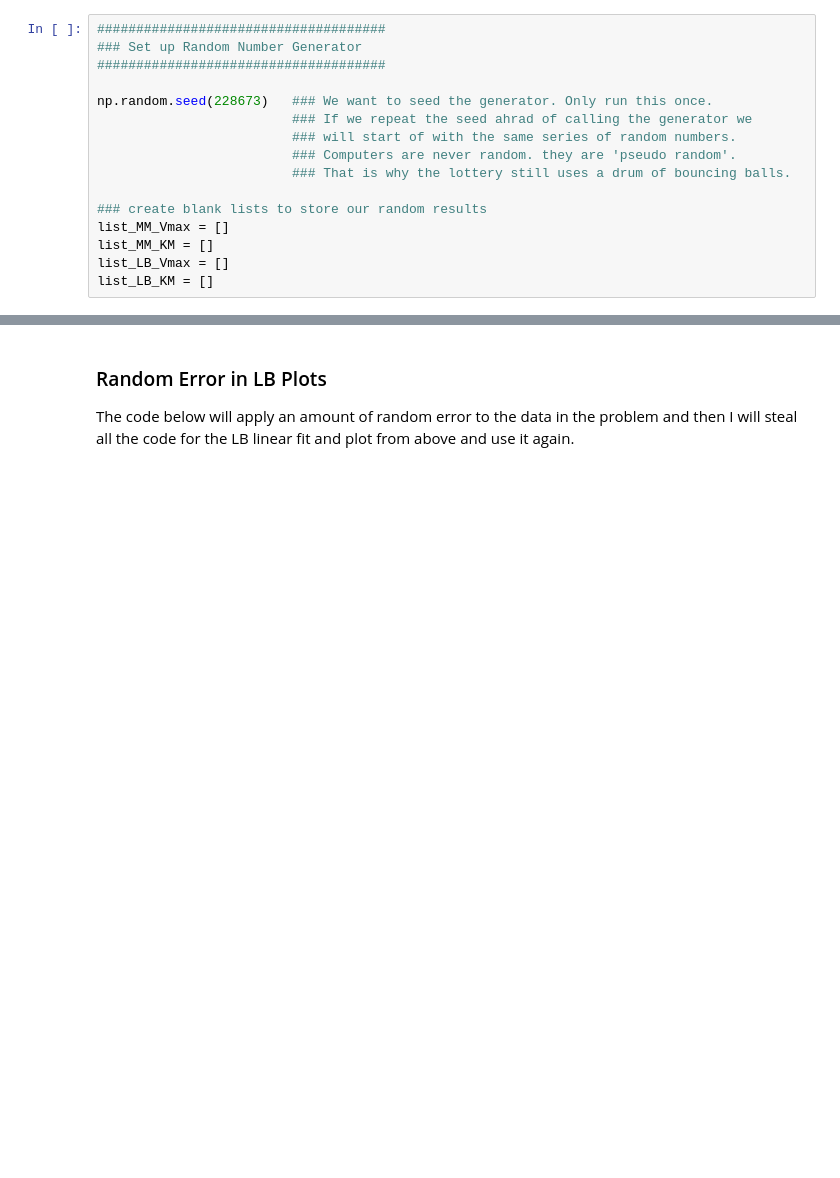
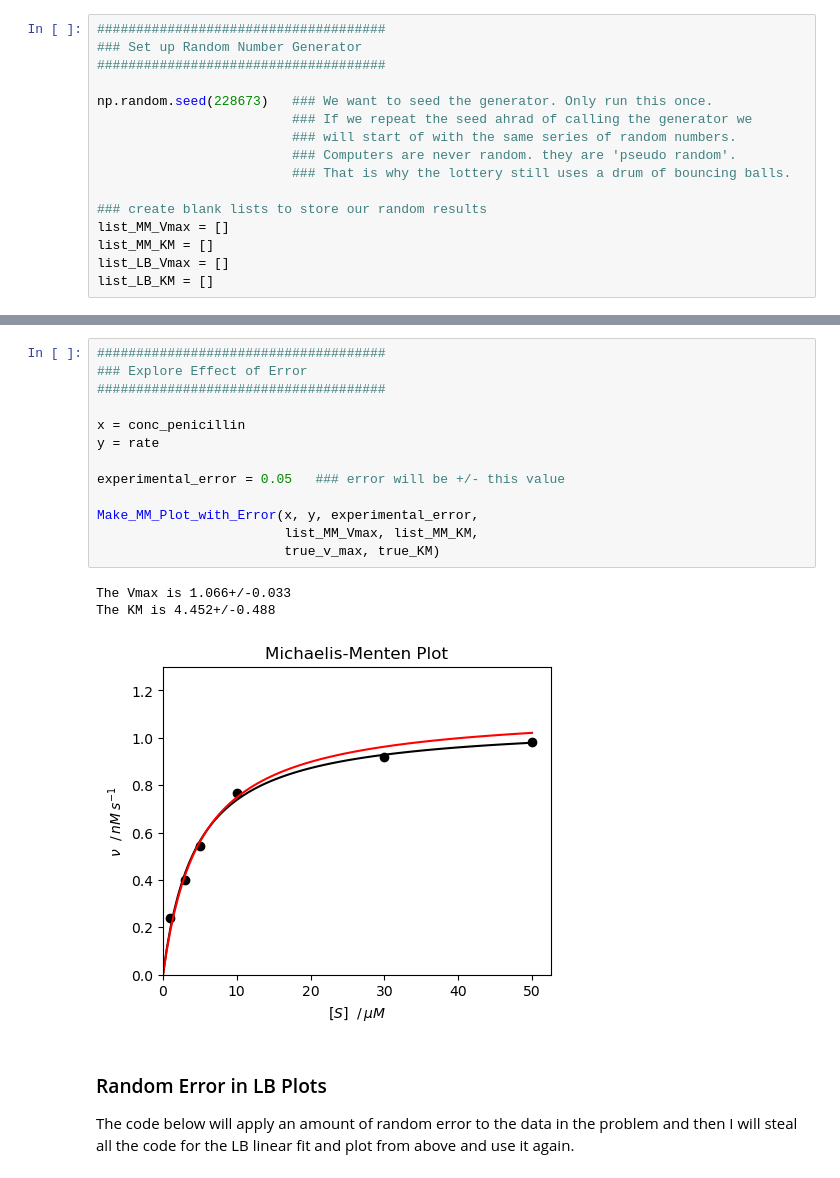
Before and after one commit to blinkletter/3530Biochem, a Jupyter notebook: T3_MM_Intro_basics_functions.ipynb, the cells around one changed output, grey strips where cells are left out. Saved outputs shown, nothing was run; the diff lists cells and outputs as text; blank space fills up the shorter version.

```diff
--- a/T3_MM_Intro_basics_functions.ipynb
+++ b/T3_MM_Intro_basics_functions.ipynb
@@ -408,3 +316,20 @@ plt.show()
+# %%
+#####################################
+### Explore Effect of Error
+#####################################
+
+x = conc_penicillin
+y = rate
+
+experimental_error = 0.05   ### error will be +/- this value
+
+Make_MM_Plot_with_Error(x, y, experimental_error,
+                        list_MM_Vmax, list_MM_KM,
+                        true_v_max, true_KM)
+# %% [output]
+The Vmax is 1.066+/-0.033
+The KM is 4.452+/-0.488
+[figure, added]
 # %% [markdown]
 ### Random Error in LB Plots
 
```
Also changed, not shown: parts of 5 cells of this notebook.
